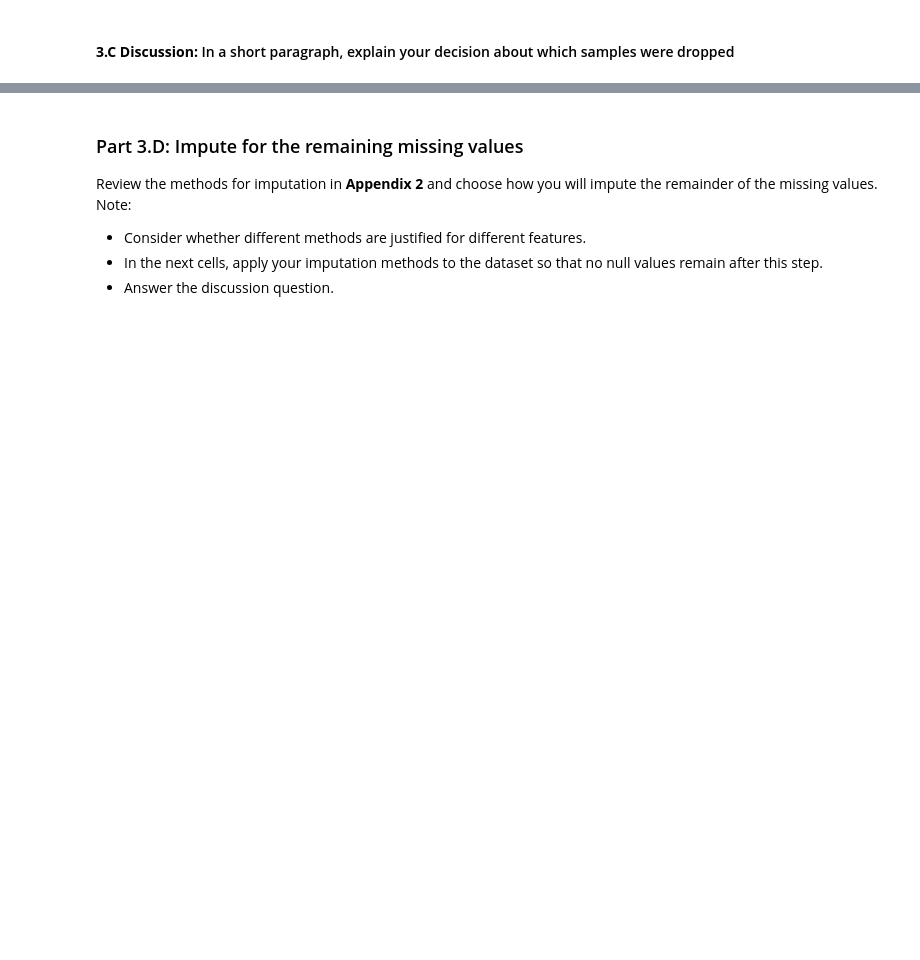
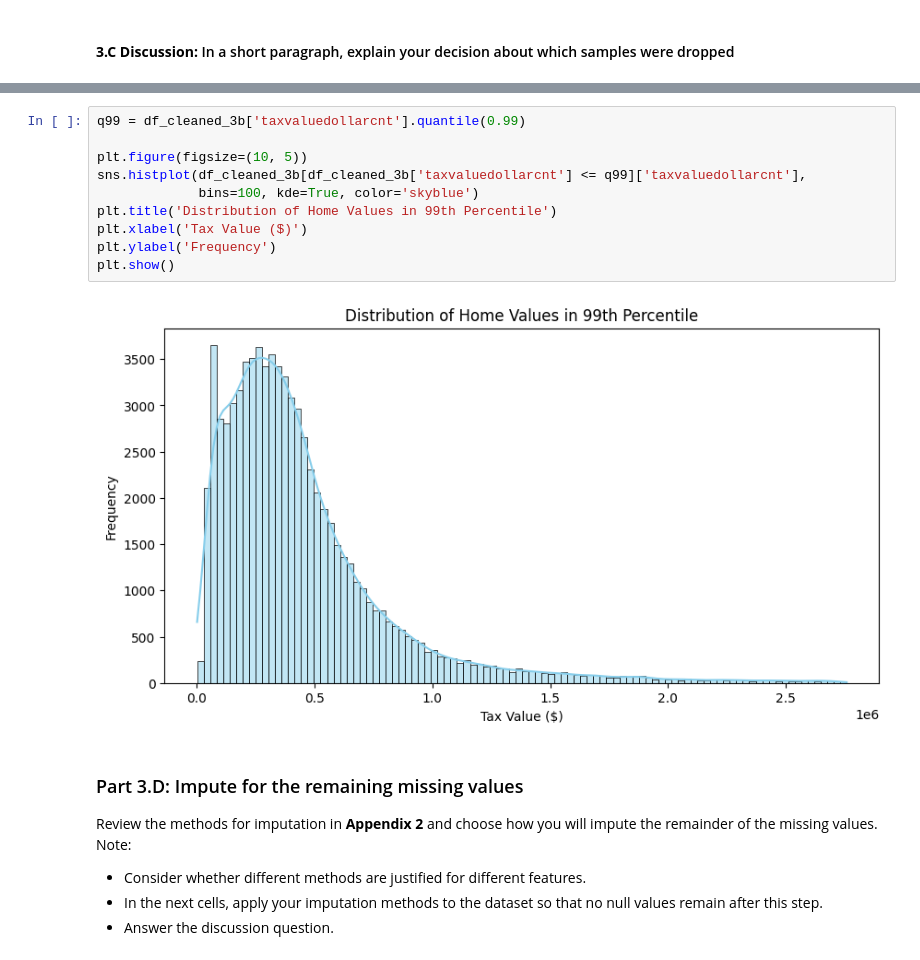
Before and after one commit to awelahi-bu/DX603-Milestone1, a Jupyter notebook: Milestone_01.ipynb, the cells around one changed output, grey strips where cells are left out. Drawn from its saved outputs; the diff is of its cells as text; blank space fills up the shorter version.

```diff
--- a/Milestone_01.ipynb
+++ b/Milestone_01.ipynb
@@ -461,3 +485,15 @@ Your code in the next cell(s). Make a judgement call about which samples should
+# %%
+q99 = df_cleaned_3b['taxvaluedollarcnt'].quantile(0.99)
+
+plt.figure(figsize=(10, 5))
+sns.histplot(df_cleaned_3b[df_cleaned_3b['taxvaluedollarcnt'] <= q99]['taxvaluedollarcnt'],
+             bins=100, kde=True, color='skyblue')
+plt.title('Distribution of Home Values in 99th Percentile')
+plt.xlabel('Tax Value ($)')
+plt.ylabel('Frequency')
+plt.show()
+# %% [output]
+[figure, added]
 # %% [markdown]
 ### Part 3.D: Impute for the remaining missing values
 
```
Also changed, not shown: parts of 7 cells of this notebook.
